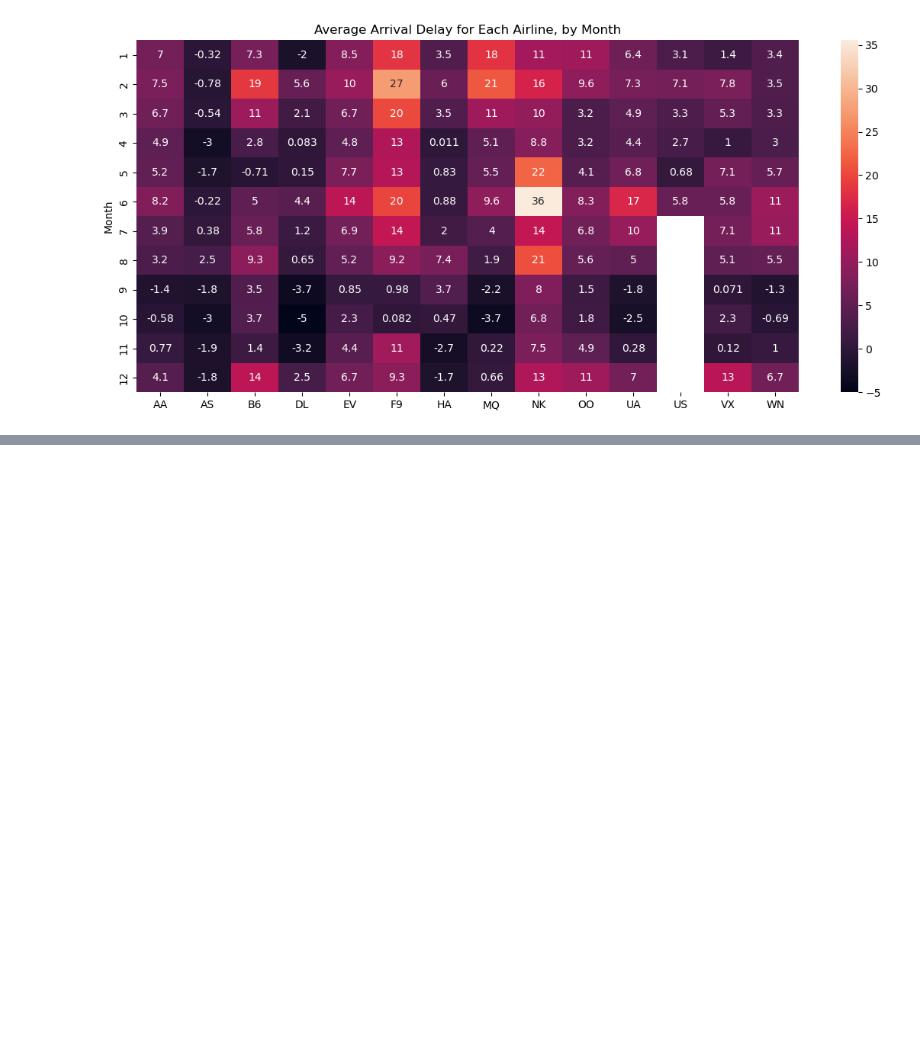
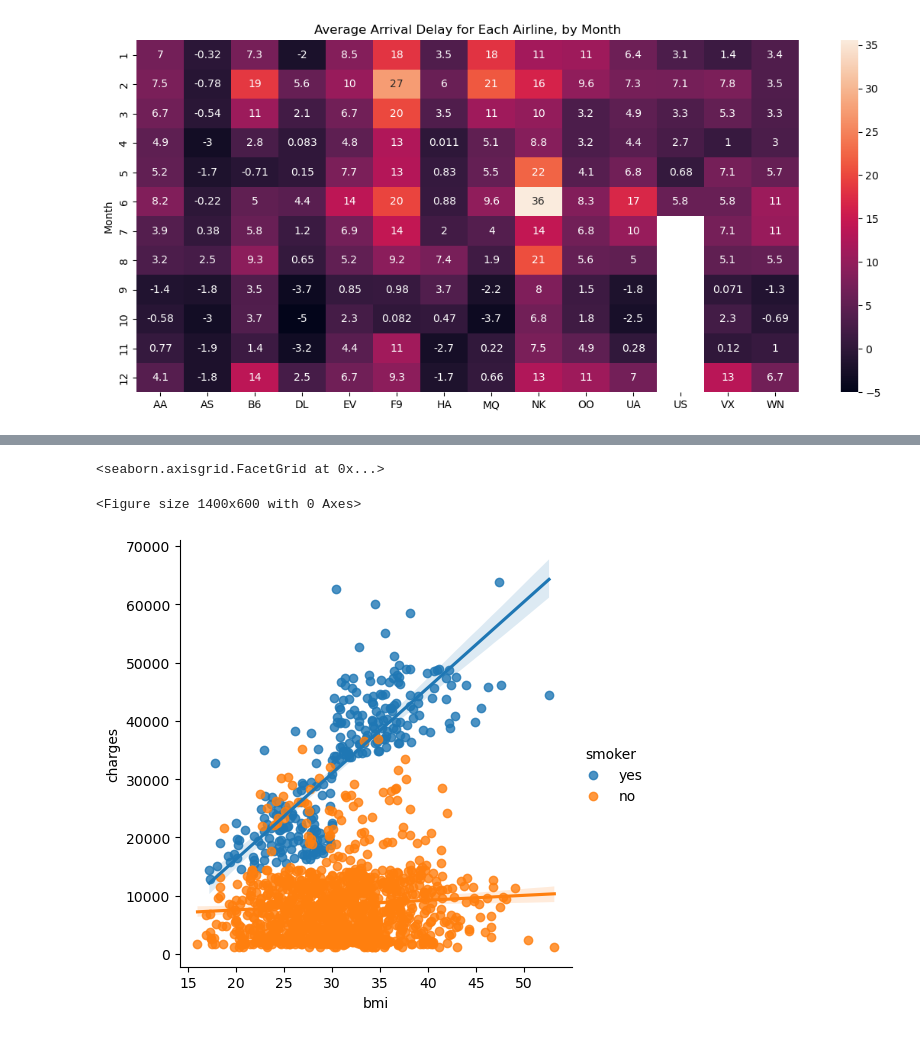
Before and after one commit to CS4580/my-notes-kadevirgil, a Jupyter notebook: module6/notes.ipynb, the cells around one changed output, grey strips where cells are left out. Saved outputs shown, nothing was run; the diff lists cells and outputs as text; code cells hidden in the pictures; blank space fills up the shorter version.

```diff
--- a/module6/notes.ipynb
+++ b/module6/notes.ipynb
@@ -222,0 +284,10 @@ sns.heatmap(data=flight_delay_df, annot=True)
+# %%
+# TODO: Fit a regression line to the scatter plots for smokers and non-smokers
+# Set the width and height of the figure
+plt.figure(figsize=(14, 6))
+# Create scatter plot of bmi vs. charges
+sns.lmplot(x="bmi", y="charges", hue="smoker", data=insurance_df)
+# %% [output]
+<seaborn.axisgrid.FacetGrid at 0x...>
+<Figure size 1400x600 with 0 Axes>
+[figure, added]
```
Also changed, not shown: parts of 7 cells of this notebook, 1 other file.
